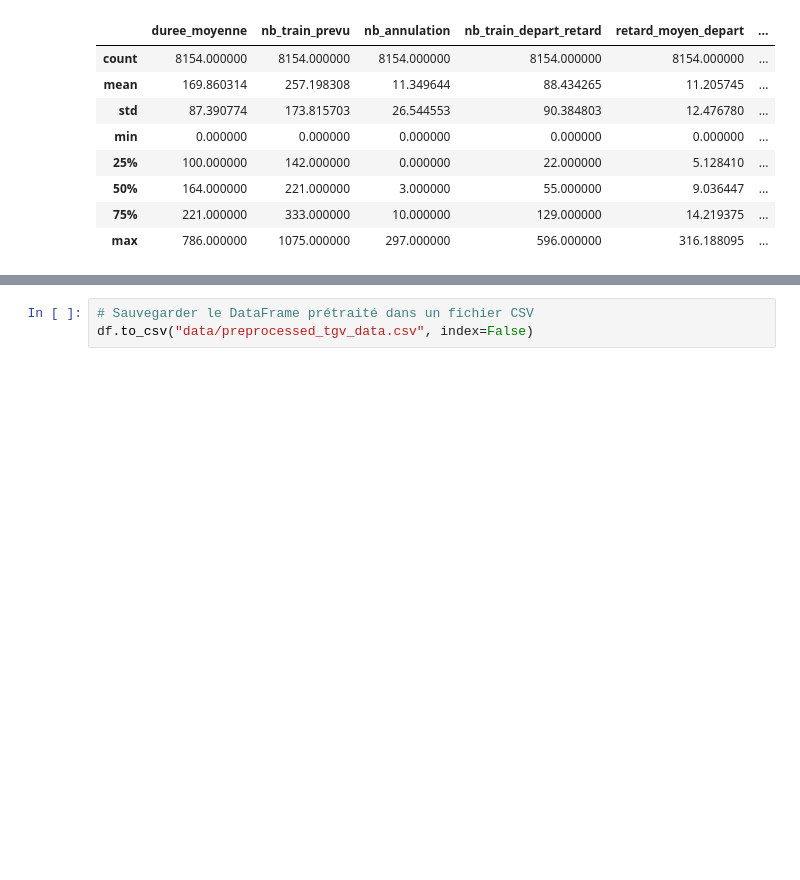
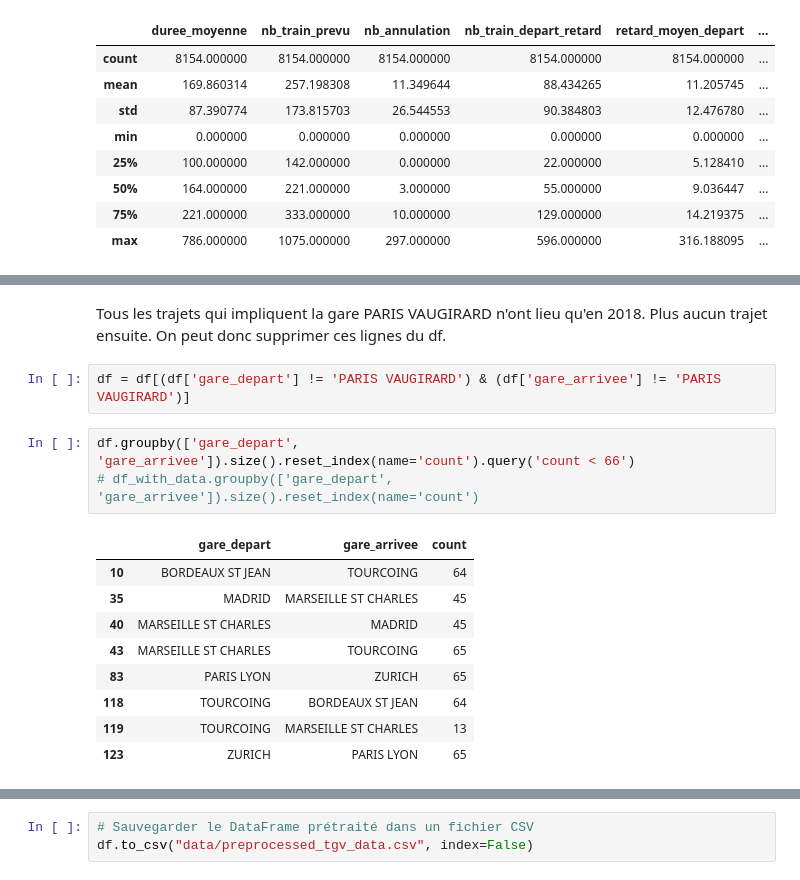
Before and after one commit to DanielRodriguezCiotti/projet-ML-CS, a Jupyter notebook: preprocessing.ipynb, the cells around one changed output, grey strips where cells are left out. Drawn from its saved outputs; the diff is of its cells as text; blank space fills up the shorter version.

```diff
--- a/preprocessing.ipynb
+++ b/preprocessing.ipynb
@@ -51,0 +94,17 @@ df.describe()
+# %% [markdown]
+Tous les trajets qui impliquent la gare PARIS VAUGIRARD n'ont lieu qu'en 2018. Plus aucun trajet ensuite. On peut donc supprimer ces lignes du df.
+# %%
+df = df[(df['gare_depart'] != 'PARIS VAUGIRARD') & (df['gare_arrivee'] != 'PARIS VAUGIRARD')]
+# %%
+df.groupby(['gare_depart', 'gare_arrivee']).size().reset_index(name='count').query('count < 66')
+# df_with_data.groupby(['gare_depart', 'gare_arrivee']).size().reset_index(name='count')
+# %% [output]
+|  | gare_depart | gare_arrivee | count |
+| 10 | BORDEAUX ST JEAN | TOURCOING | 64 |
+| 35 | MADRID | MARSEILLE ST CHARLES | 45 |
+| 40 | MARSEILLE ST CHARLES | MADRID | 45 |
+| 43 | MARSEILLE ST CHARLES | TOURCOING | 65 |
+| 83 | PARIS LYON | ZURICH | 65 |
+| 118 | TOURCOING | BORDEAUX ST JEAN | 64 |
+| 119 | TOURCOING | MARSEILLE ST CHARLES | 13 |
+| 123 | ZURICH | PARIS LYON | 65 |
```
Also changed, not shown: parts of 11 cells of this notebook.
